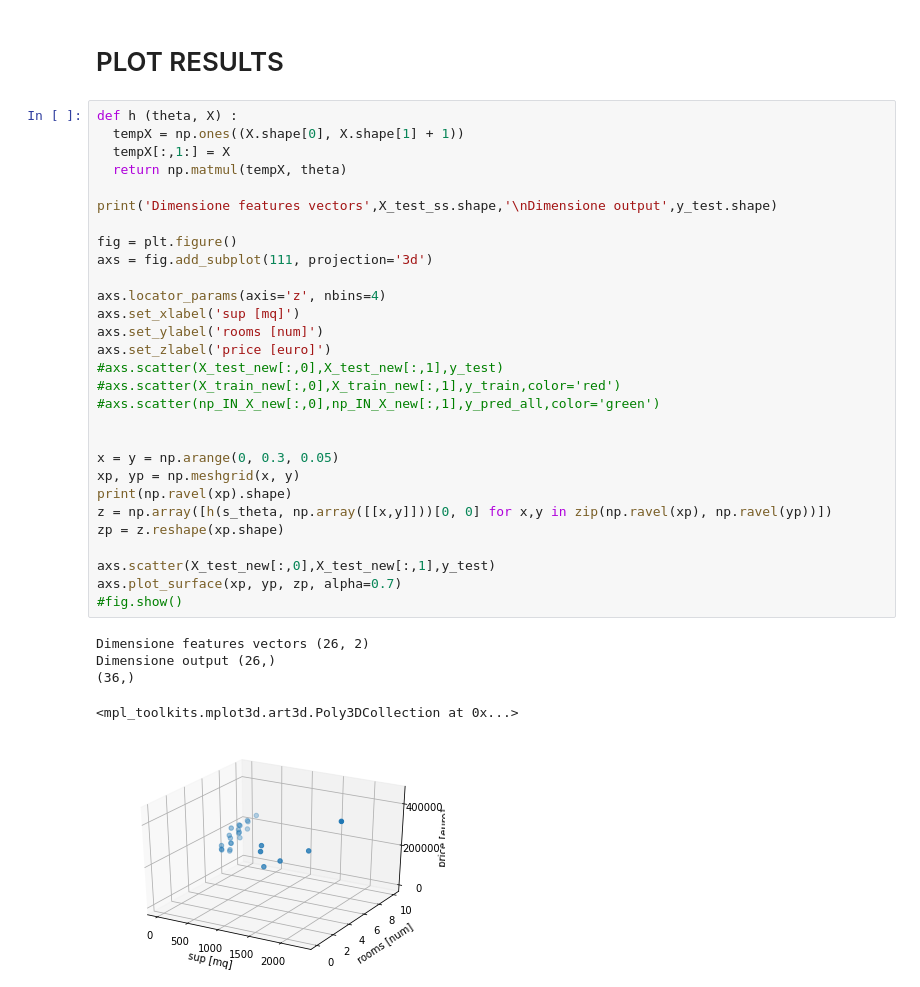
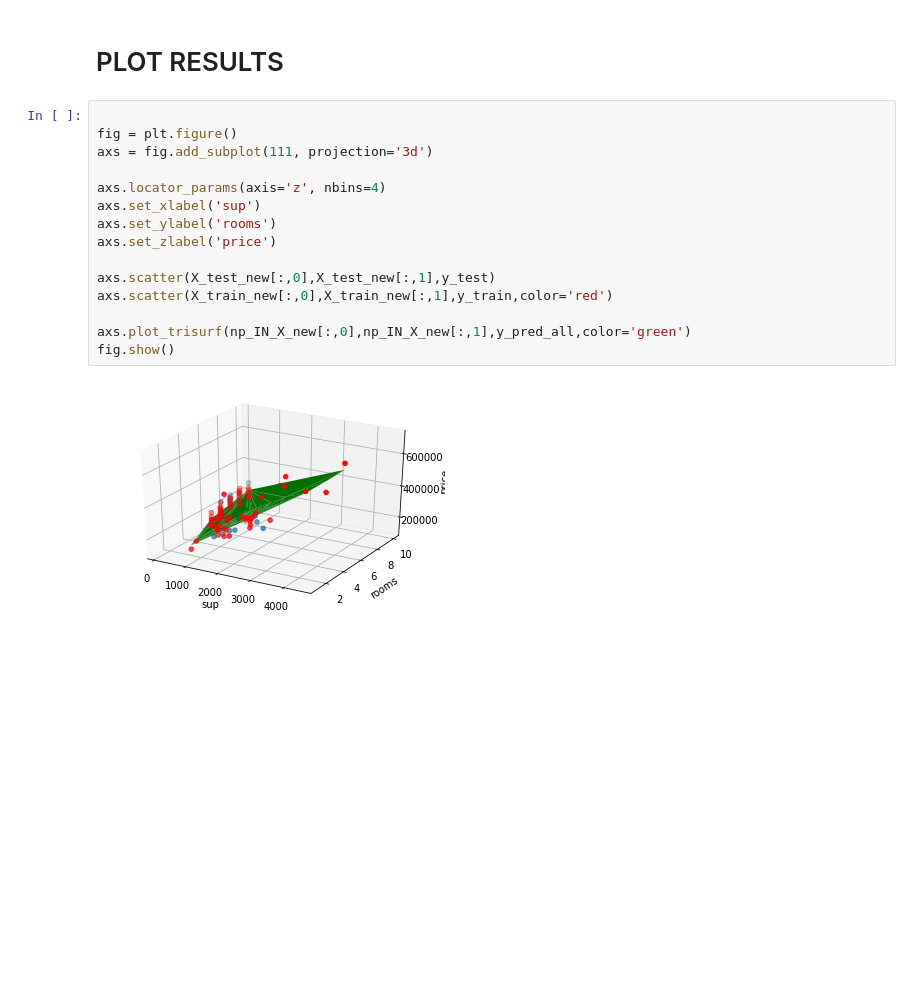
Before and after one commit to MatteoGandetto/Corso_ML_con_Python, a Jupyter notebook: Regressione_Lineare_Multipla.ipynb, the cells around one changed output. Saved outputs shown, nothing was run; the diff lists cells and outputs as text; blank space fills up the shorter version.

```diff
--- a/Regressione_Lineare_Multipla.ipynb
+++ b/Regressione_Lineare_Multipla.ipynb
@@ -115,37 +115,19 @@ np_IN_X_new=ss.inverse_transform(X_all)
 # %% [markdown]
 # PLOT RESULTS
 # %%
-def h (theta, X) :
-  tempX = np.ones((X.shape[0], X.shape[1] + 1))
-  tempX[:,1:] = X
-  return np.matmul(tempX, theta)
-
-print('Dimensione features vectors',X_test_ss.shape,'\nDimensione output',y_test.shape)
 
 fig = plt.figure()
 axs = fig.add_subplot(111, projection='3d')
 
 axs.locator_params(axis='z', nbins=4)
-axs.set_xlabel('sup [mq]')
-axs.set_ylabel('rooms [num]')
-axs.set_zlabel('price [euro]')
-#axs.scatter(X_test_new[:,0],X_test_new[:,1],y_test)
-#axs.scatter(X_train_new[:,0],X_train_new[:,1],y_train,color='red')
-#axs.scatter(np_IN_X_new[:,0],np_IN_X_new[:,1],y_pred_all,color='green')
-
-
-x = y = np.arange(0, 0.3, 0.05)
-xp, yp = np.meshgrid(x, y)
-print(np.ravel(xp).shape)
-z = np.array([h(s_theta, np.array([[x,y]]))[0, 0] for x,y in zip(np.ravel(xp), np.ravel(yp))])
-zp = z.reshape(xp.shape)
+axs.set_xlabel('sup')
+axs.set_ylabel('rooms')
+axs.set_zlabel('price')
 
 axs.scatter(X_test_new[:,0],X_test_new[:,1],y_test)
-axs.plot_surface(xp, yp, zp, alpha=0.7)
-#fig.show()
+axs.scatter(X_train_new[:,0],X_train_new[:,1],y_train,color='red')
+
+axs.plot_trisurf(np_IN_X_new[:,0],np_IN_X_new[:,1],y_pred_all,color='green')
+fig.show()
 # %% [output]
-Dimensione features vectors (26, 2)
-Dimensione output (26,)
-(36,)
-<mpl_toolkits.mplot3d.art3d.Poly3DCollection at 0x...>
-[figure, old version]
+[figure, new version]
```
Also changed, not shown: parts of 3 cells of this notebook.
